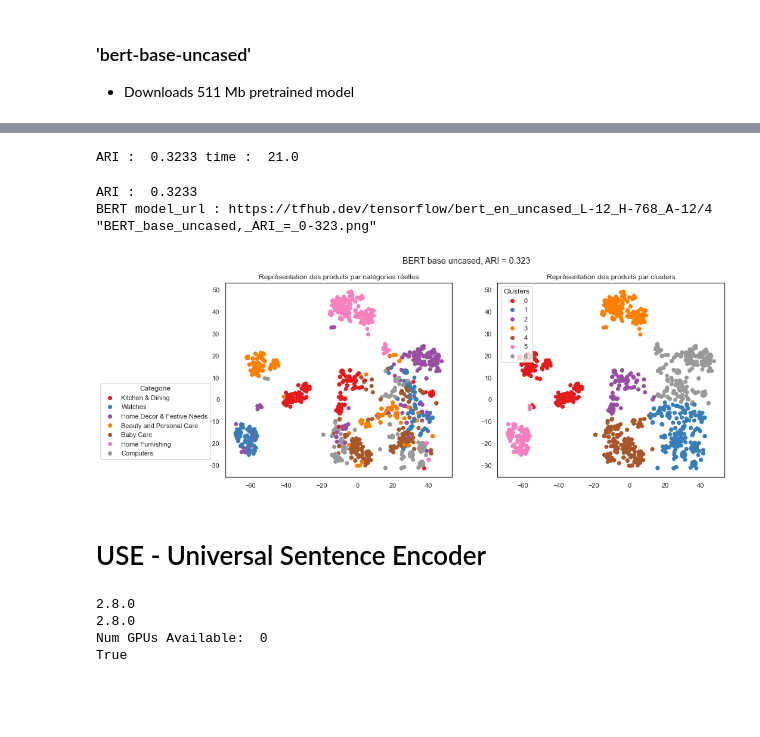
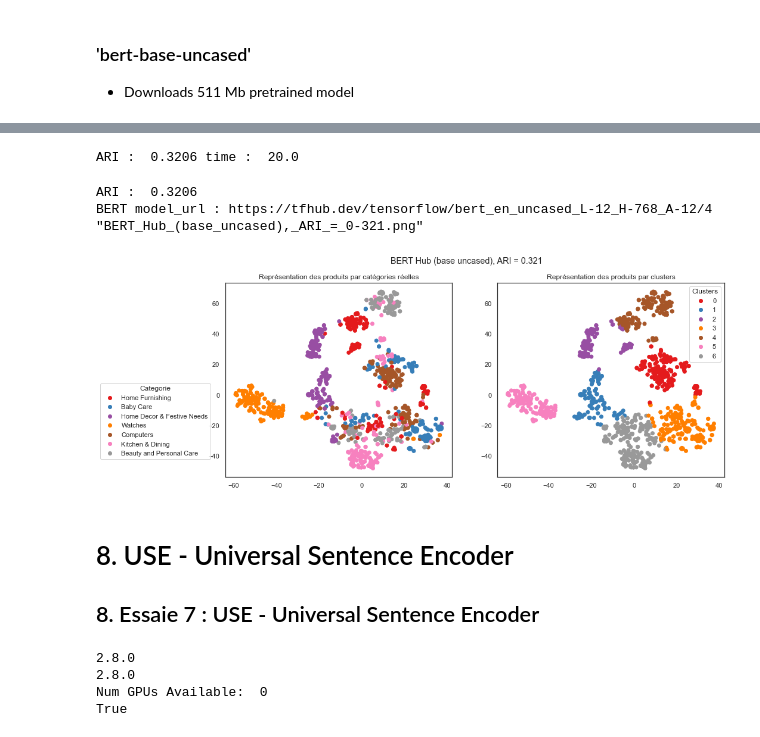
Before and after one commit to mrcreasey/oc-ds-p6-nlp-computer-vision, a Jupyter notebook: P6_01_text_clustering.ipynb, the cells around one changed output, grey strips where cells are left out. Drawn from its saved outputs; the diff is of its cells as text; code cells hidden in the pictures; blank space fills up the shorter version.

```diff
--- a/P6_01_text_clustering.ipynb
+++ b/P6_01_text_clustering.ipynb
@@ -805,12 +1949,13 @@ sentences = [gensim.utils.simple_preprocess(text) for text in sentences]
 
 print("Build & train Word2Vec model ...")
 w2v_model = gensim.models.Word2Vec(min_count=w2v_min_count, window=w2v_window,
-                                                vector_size=w2v_size,
-                                                seed=42,
-                                                workers=1)
+                                   vector_size=w2v_size,
+                                   seed=42,
+                                   workers=1)
 #                                                workers=multiprocessing.cpu_count())
 w2v_model.build_vocab(sentences)
-w2v_model.train(sentences, total_examples=w2v_model.corpus_count, epochs=w2v_epochs)
+w2v_model.train(
+    sentences, total_examples=w2v_model.corpus_count, epochs=w2v_epochs)
 model_vectors = w2v_model.wv
 w2v_words = model_vectors.index_to_key
 print("Vocabulary size: %i" % len(w2v_words))
@@ -910,0 +2052,3 @@ ARI :  0.4412 time :  20.0
+# %%
+ARI4, X_tsne4, labels4 = ARI_fct(embeddings)
+data_T['labels_W2V'] = labels4
@@ -1056,0 +2203,3 @@ ARI :  0.3225 time :  18.0
+# %%
+ARI5, X_tsne5, labels5 = ARI_fct(features_bert)
+data_T['labels_berthf'] = labels5
@@ -1087,20 +2238,23 @@ temps traitement :  166.0
-# %%
-ARI5, X_tsne5, labels5 = ARI_fct(features_bert)
-# %% [output]
-ARI :  0.3233 time :  21.0
+# %%
+ARI6, X_tsne6, labels6 = ARI_fct(features_bert)
+data_T['labels_berthub'] = labels6
+# %% [output]
+ARI :  0.3206 time :  20.0
 # %%
-TSNE_visu_fct(X_tsne5, y_cat_num, labels5, ARI5)
+TSNE_visu_fct(X_tsne6, y_cat_num, labels6, ARI6)
 print(f'BERT model_url : {model_url}')
-plt.suptitle(f'BERT base uncased, ARI = {ARI5:.3f}')
+plt.suptitle(f'BERT Hub (base uncased), ARI = {ARI6:.3f}')
 
 to_png()
 # %% [output]
-ARI :  0.3233
+ARI :  0.3206
 BERT model_url : https://tfhub.dev/tensorflow/bert_en_uncased_L-12_H-768_A-12/4
-"BERT_base_uncased,_ARI_=_0-323.png"
+"BERT_Hub_(base_uncased),_ARI_=_0-321.png"
-[figure, old version]
+[figure, new version]
 # %% [markdown]
-# USE - Universal Sentence Encoder
+# 8. USE - Universal Sentence Encoder
+
+## 8. Essaie 7 : USE - Universal Sentence Encoder
 # %%
 import tensorflow as tf
 # import tensorflow_hub as hub
```
Also changed, not shown: parts of 235 cells of this notebook.
